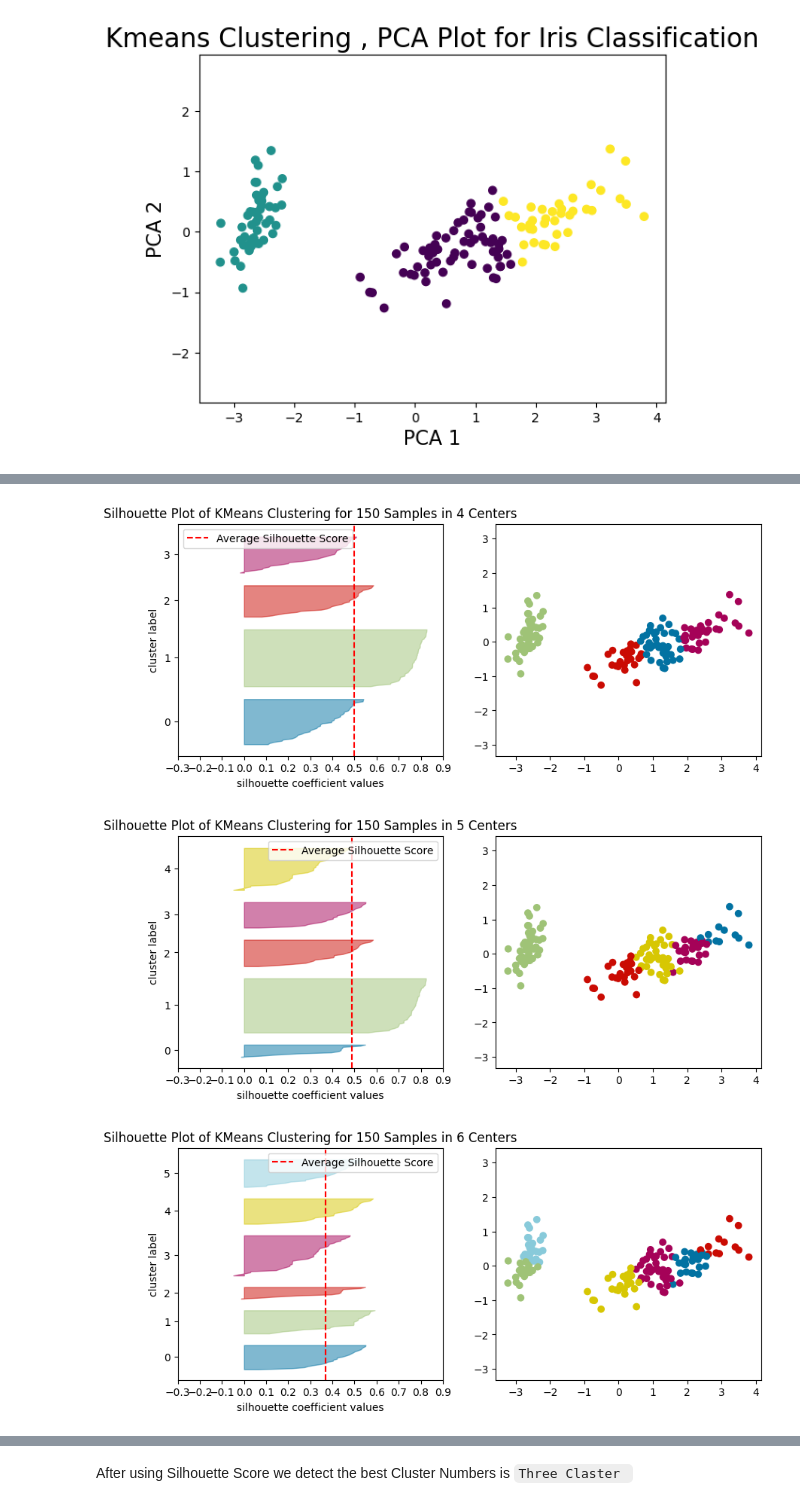
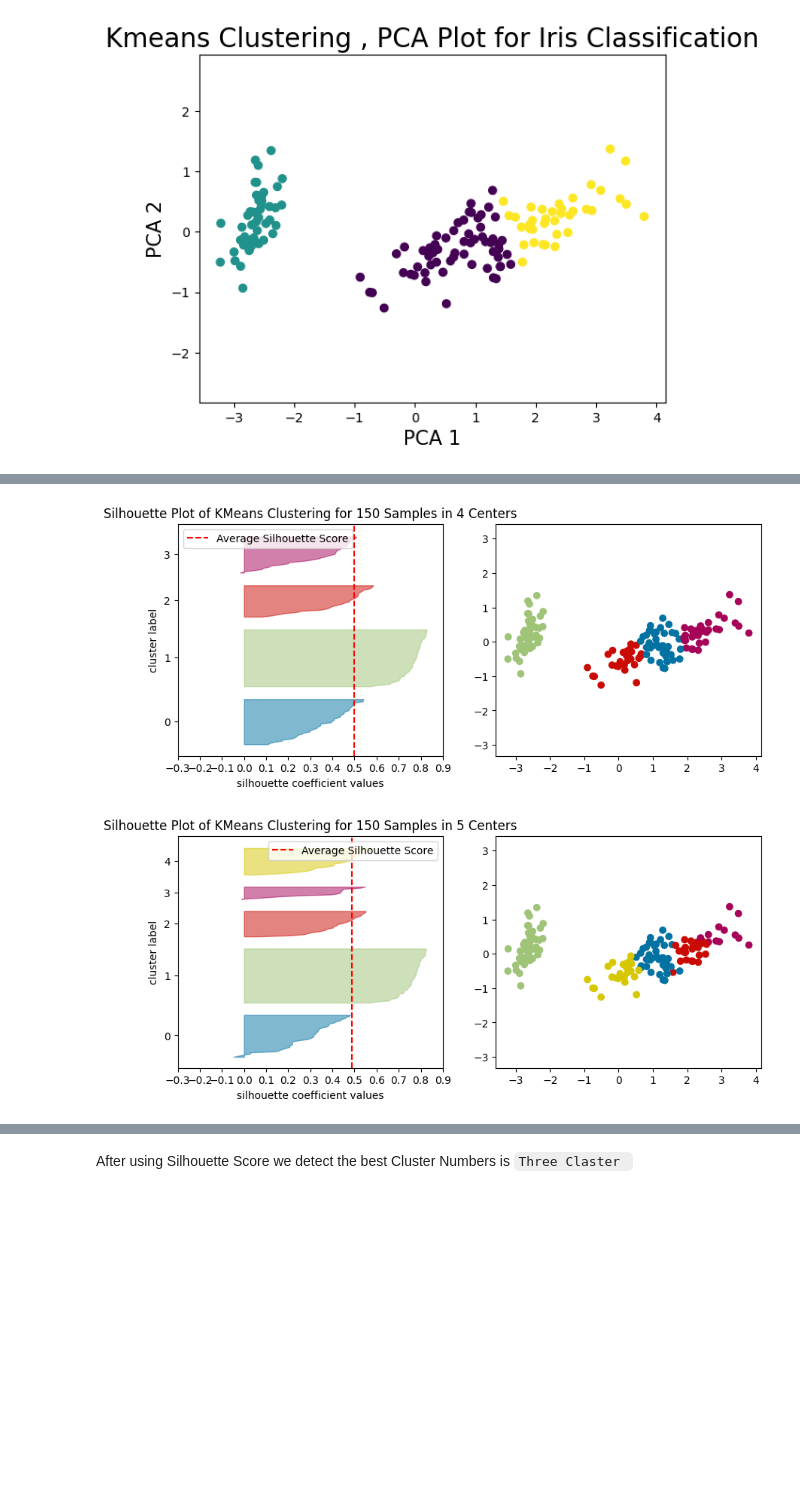
Before and after one commit to Drkareemkamal/The-Sparks-Foundation, a Jupyter notebook: UnSupervised_ML_for_Iris_Classification.ipynb, the cells around one changed output, grey strips where cells are left out. Drawn from its saved outputs; the diff is of its cells as text; code cells hidden in the pictures; blank space fills up the shorter version.

```diff
--- a/UnSupervised_ML_for_Iris_Classification.ipynb
+++ b/UnSupervised_ML_for_Iris_Classification.ipynb
@@ -37,9 +33,7 @@ df.head()
   - check mean median mode outliers
   - check missing value
 # %%
-# Remove the name 'Iris'
-df['Species'] = df.Species.str.replace('Iris-', '')
-# Drop the 'Id' column
-df = df.drop('Id', axis=1)
+# Drop the 'Id' and species column
+df = df.drop(['Species','Id'], axis=1)
 df
 # %% [output]
@@ -135,9 +104,11 @@ y = df['Species']
+# %%
+X = df
 # %% [markdown]
 ## Using `K-Means` for iris Classification
 # %%
 all_kmeans = [KMeans(n_clusters=i+1,n_init=80) for i in range(9)]
 for i in range (9):
-  all_kmeans[i].fit(X)
+  all_kmeans[i].fit(df)
 inertias = [all_kmeans[i].inertia_ for i in range(9)]
 
 plt.plot(np.arange(1,10),inertias)
@@ -197,7 +168,7 @@ rcmod.reset_orig()
 # %%
 visualizers = [SilhouetteVisualizer(all_kmeans[i],colors='yellowbrick',is_fitted=True) for i in range(1,9)]
 
-for i in range(8):
+for i in range(4):
   fig,(ax1,ax2) = plt.subplots(1,2,figsize=(10,4))
   visualizer = SilhouetteVisualizer(all_kmeans[i+1],colors='yellowbrick',is_fitted=True,ax=ax1)
   visualizer.fit(X)
@@ -215,3 +186,2 @@ for i in range(8):
 [figure]
-[figure, old version]
+[figure, new version]
-[figure, removed]
```
Also changed, not shown: parts of 11 cells of this notebook.
